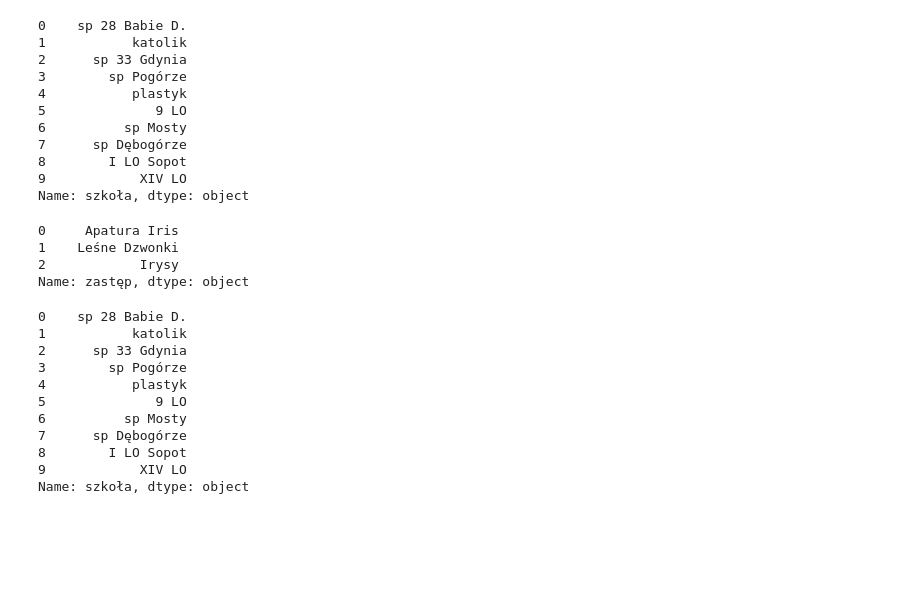
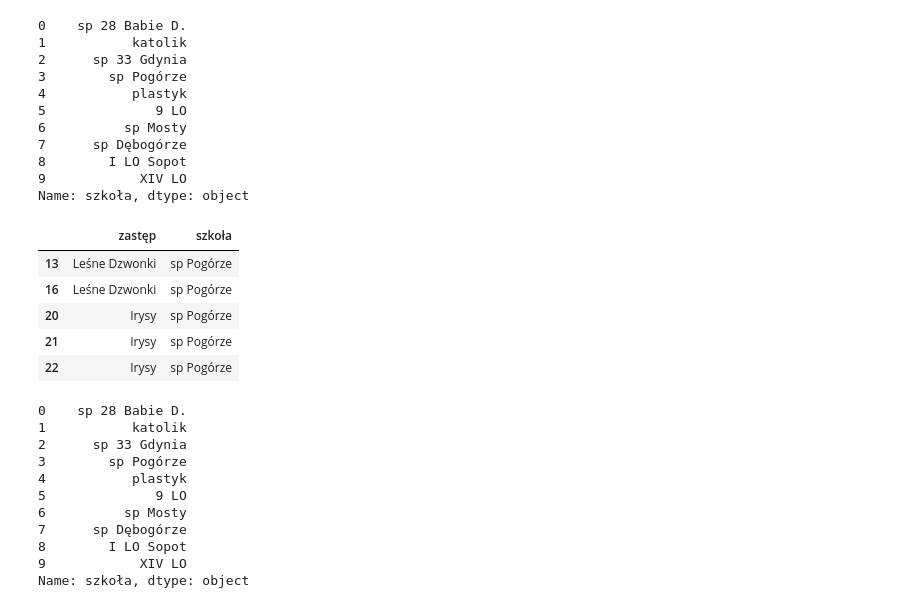
Before and after one commit to Kubabob/ProjektBazyDanych, a Jupyter notebook: wczytanie_danych.ipynb, the cells around one changed output. Saved outputs shown, nothing was run; the diff lists cells and outputs as text; code cells hidden in the pictures; blank space fills up the shorter version.

Commit message:
zrobione tabele szkola i zastepy szkoly

```diff
--- a/wczytanie_danych.ipynb
+++ b/wczytanie_danych.ipynb
@@ -159,13 +159,15 @@ np.where(tabela_zastep['szkoła'].drop_duplicates().dropna().reset_index(drop=Tr
 8        I LO Sopot
 9            XIV LO
 Name: szkoła, dtype: object
-# %%
-tabela_zastep[tabela_zastep['szkoła'] == 'katolik'].drop_duplicates('zastęp')['zastęp'].reset_index(drop=True)
-# %% [output]
-0     Apatura Iris
-1    Leśne Dzwonki
-2            Irysy
-Name: zastęp, dtype: object
+# %%
+tabela_zastep[tabela_zastep['szkoła'] == 'sp Pogórze']
+# %% [output]
+|  | zastęp | szkoła |
+| 13 | Leśne Dzwonki | sp Pogórze |
+| 16 | Leśne Dzwonki | sp Pogórze |
+| 20 | Irysy | sp Pogórze |
+| 21 | Irysy | sp Pogórze |
+| 22 | Irysy | sp Pogórze |
 # %%
 tabela_zastep['szkoła'].drop_duplicates().dropna().reset_index(drop=True)
 # %% [output]
```
Also changed, not shown: parts of 2 cells of this notebook.
